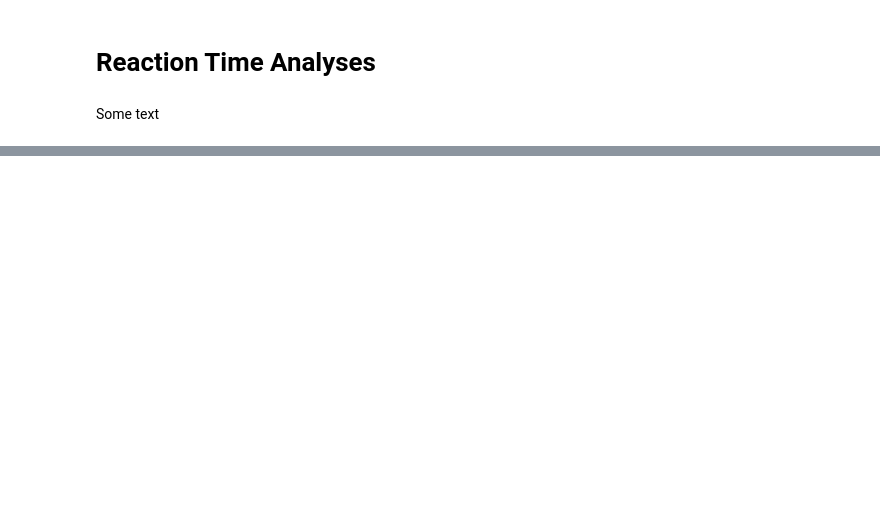
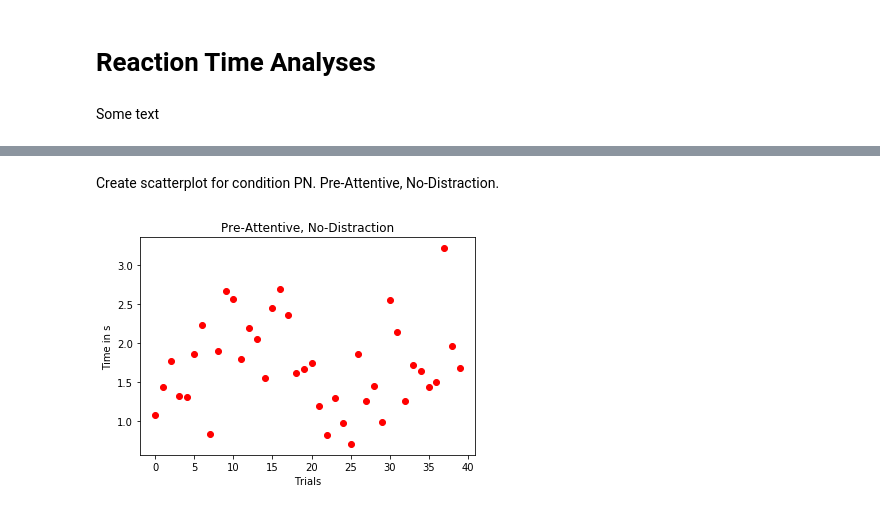
Before and after one commit to MaximilianKoegl/jupyterNotebookExercise, a Jupyter notebook: Untitled.ipynb, the cells around one changed output, grey strips where cells are left out. Drawn from its saved outputs; the diff is of its cells as text; code cells hidden in the pictures; blank space fills up the shorter version.

```diff
--- a/Untitled.ipynb
+++ b/Untitled.ipynb
@@ -103,0 +69,11 @@ show()
+# %% [markdown]
+Create scatterplot for condition PN.
+Pre-Attentive, No-Distraction.
+# %%
+scatter(ID, pn_condition, color = 'red')
+title("Pre-Attentive, No-Distraction")
+ylabel("Time in s")
+xlabel("Trials")
+show()
+# %% [output]
+[figure, added]
```
Also changed, not shown: parts of 41 cells of this notebook, 1 other file.
